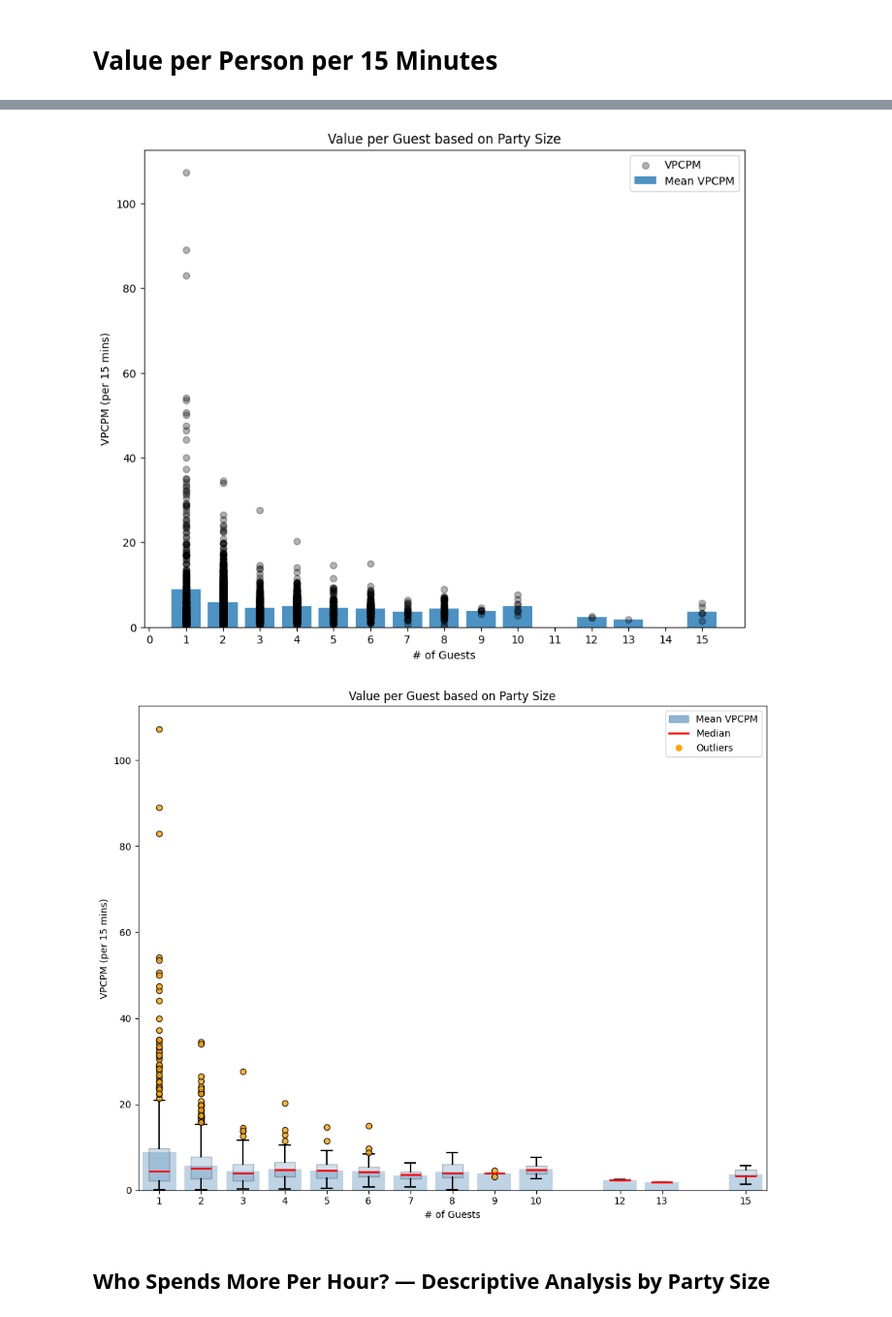
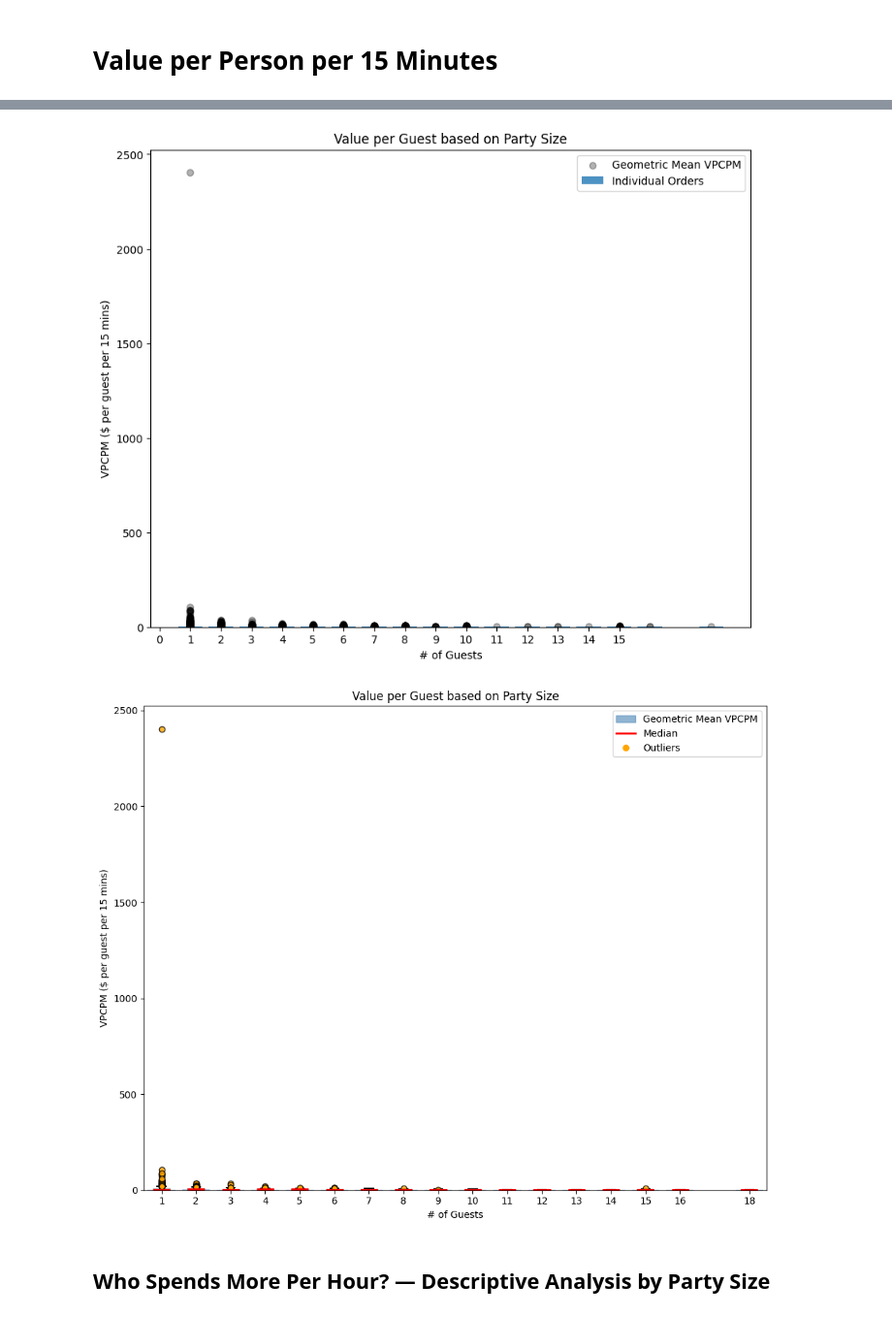
Before and after one commit to shaneap/artemis, a Jupyter notebook: test.ipynb, the cells around one changed output, grey strips where cells are left out. Shown at 97% size. Drawn from its saved outputs; the diff is of its cells as text; code cells hidden in the pictures.

Commit message:
larger dataset, log transform, separation of bar and tables, LOOCV for k

```diff
--- a/test.ipynb
+++ b/test.ipynb
@@ -61,8 +146,3 @@ memory usage: 48.2 KB
 # df['Table'].split()
 # %% [markdown]
 # Value per Person per 15 Minutes
-# %%
-df['VPCPM'] = (df['Amount'] / df['# of Guests']) / (df['Duration'] / 15)
-df['VPCPM'].head(10)
-df['Mean VPCPM'] = df['# of Guests'].map(df.groupby('# of Guests')['VPCPM'].mean()) # understand why this works
-df.head(20).sort_values(by = 'VPCPM', ascending = False)
@@ -76,0 +149,8 @@ df.groupby('# of Guests')['VPCPM'].mean().reset_index().rename(columns={'VPCPM':
+# %%
+# VPCPM is stored on the raw dollar scale for display, plus a log-scale column (LogVPCPM) used
+# for the mean/variance math -- $/guest/15min is right-skewed, and a log-normal assumption is
+# what makes mean/SEM/shrinkage math valid. Aggregates below are always back-transformed to
+# dollars via exp(mean of logs) -- the geometric mean -- rather than shown in raw log units.
+df['VPCPM'] = (df['Amount'] / df['# of Guests']) / (df['Duration'] / 15)
+df['LogVPCPM'] = np.log(df['VPCPM'])
+df[['VPCPM', 'LogVPCPM']].head(10)
@@ -77,53 +191,51 @@ df.groupby('# of Guests')['VPCPM'].mean().reset_index().rename(columns={'VPCPM':
 # %%
-import matplotlib.pyplot as plt
+mean_log_vpcpm = df.groupby('# of Guests')['LogVPCPM'].mean()
+geo_mean_vpcpm = np.exp(mean_log_vpcpm)
 
-mean_vpcpm = df.groupby('# of Guests')['VPCPM'].mean()
-fig, ax = plt.subplots(figsize = (10,8))
-
-ax.bar(mean_vpcpm.index, mean_vpcpm, alpha = 0.8)
+fig, ax = plt.subplots(figsize=(10, 8))
+ax.bar(geo_mean_vpcpm.index, geo_mean_vpcpm, alpha=0.8)
 ax.scatter(df['# of Guests'], df['VPCPM'], alpha=0.3, color='black')
 
 plt.title('Value per Guest based on Party Size')
 plt.xlabel('# of Guests')
-plt.ylabel('VPCPM (per 15 mins)')
-plt.legend(['VPCPM', 'Mean VPCPM'],loc = 'best')
-plt.xticks(range(0,16)); # semi-colon prevents text output
+plt.ylabel('VPCPM ($ per guest per 15 mins)')
+plt.legend(['Geometric Mean VPCPM', 'Individual Orders'], loc='best')
+plt.xticks(range(0, 16));  # semi-colon prevents text output
 # %% [output]
-[figure, old version]
+[figure, new version]
 # %%
-import matplotlib.pyplot as plt
-
-mean_vpcpm = df.groupby('# of Guests')['VPCPM'].mean()
+mean_log_vpcpm = df.groupby('# of Guests')['LogVPCPM'].mean()
+geo_mean_vpcpm = np.exp(mean_log_vpcpm)
 guest_sizes = sorted(df['# of Guests'].unique())
 groups = [df[df['# of Guests'] == g]['VPCPM'].values for g in guest_sizes]
 
 fig, ax = plt.subplots(figsize=(10, 8))
 
-ax.bar(mean_vpcpm.index, mean_vpcpm, alpha=0.35, color='steelblue', zorder=1)
+ax.bar(geo_mean_vpcpm.index, geo_mean_vpcpm, alpha=0.35, color='steelblue', zorder=1)
 
 ax.boxplot(groups, positions=guest_sizes, widths=0.5,
            patch_artist=True,
            boxprops=dict(facecolor='steelblue', alpha=0.25),
            medianprops=dict(color='red', linewidth=2),
            flierprops=dict(marker='o', markerfacecolor='orange', markersize=6, alpha=0.8),
            whiskerprops=dict(linewidth=1.5),
            capprops=dict(linewidth=1.5),
            zorder=2)
 
 ax.set_xticks(guest_sizes)
 ax.set_xlabel('# of Guests')
-ax.set_ylabel('VPCPM (per 15 mins)')
+ax.set_ylabel('VPCPM ($ per guest per 15 mins)')
 ax.set_title('Value per Guest based on Party Size')
 
 handles = [
     plt.Rectangle((0, 0), 1, 1, color='steelblue', alpha=0.6),
     plt.Line2D([0], [0], color='red', linewidth=2),
     plt.Line2D([0], [0], marker='o', color='w', markerfacecolor='orange', markersize=8),
 ]
-ax.legend(handles, ['Mean VPCPM', 'Median', 'Outliers'], loc='best')
+ax.legend(handles, ['Geometric Mean VPCPM', 'Median', 'Outliers'], loc='best')
 plt.tight_layout()
 plt.show()
 # %% [output]
-[figure, old version]
+[figure, new version]
 # %% [markdown]
 ## Who Spends More Per Hour? — Descriptive Analysis by Party Size
```
Also changed, not shown: parts of 30 cells of this notebook, 1 other file.
